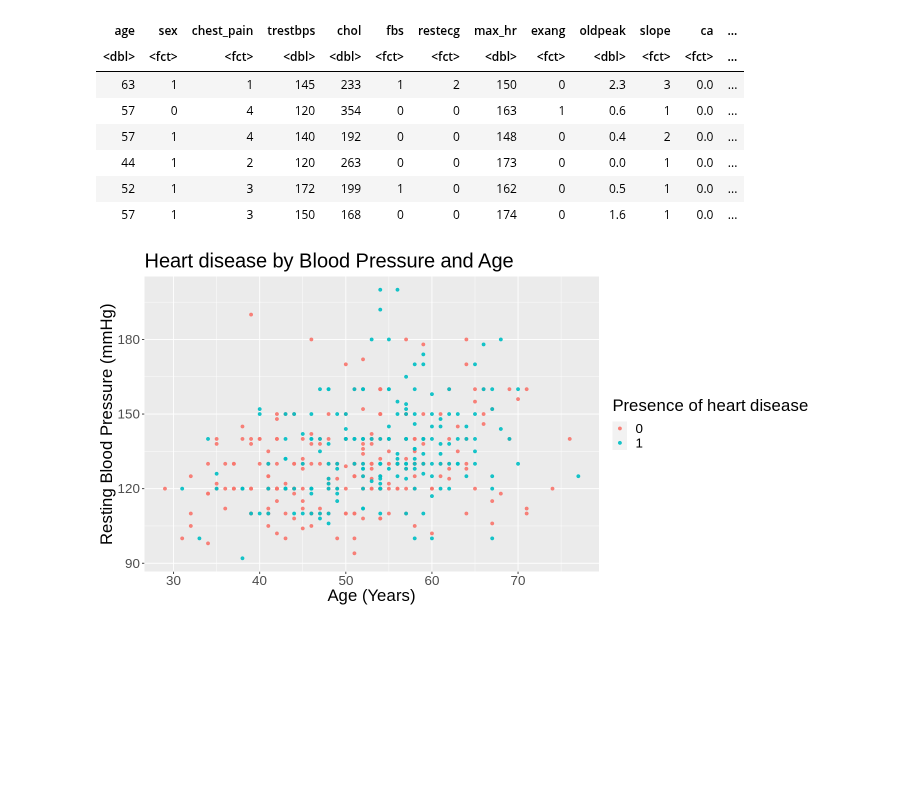
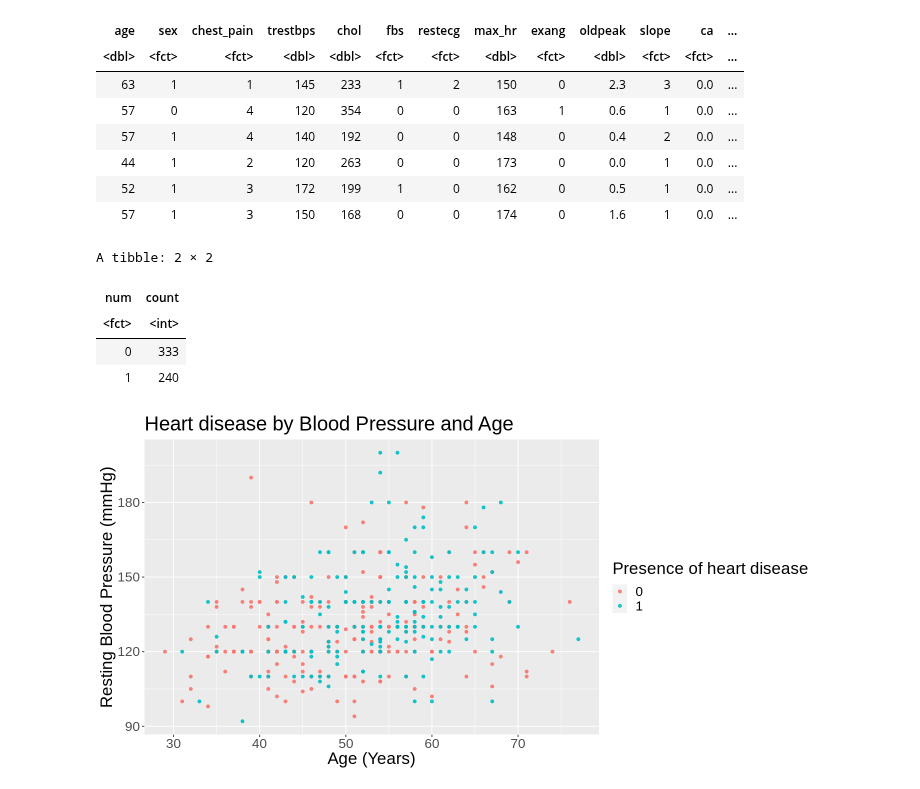
Before and after one commit to xonew/DSCI-100-002-Group-26, a Jupyter notebook: proposal-submission.ipynb, the cells around one changed output. Drawn from its saved outputs; the diff is of its cells as text; code cells hidden in the pictures; blank space fills up the shorter version.

Commit message:
Added heart disease number table

```diff
--- a/proposal-submission.ipynb
+++ b/proposal-submission.ipynb
@@ -102,6 +102,20 @@ A tibble: 6 × 14
 | 44 | 1 | 2 | 120 | 263 | 0 | 0 | 173 | 0 | 0.0 | 1 | 0.0 | ... |
 | 52 | 1 | 3 | 172 | 199 | 1 | 0 | 162 | 0 | 0.5 | 1 | 0.0 | ... |
 | 57 | 1 | 3 | 150 | 168 | 0 | 0 | 174 | 0 | 1.6 | 1 | 0.0 | ... |
+# %%
+disease_stats <- heart_data |>
+        group_by(num) |>
+        summarize(count = n())
+disease_stats
+
+#table displaying the number of individuals with and without heart disease, with num = 0 being individuals not
+#diagnosed with heart disease, and num = 1 as the number of individuals with heart disease
+# %% [output]
+A tibble: 2 × 2
+| num | count |
+| <fct> | <int> |
+| 0 | 333 |
+| 1 | 240 |
 # %%
 options(repr.plot.width = 12, repr.plot.height = 6)
 heart_plot_age_bps <- heart_train |>
```
Also changed, not shown: parts of 1 cell of this notebook.
